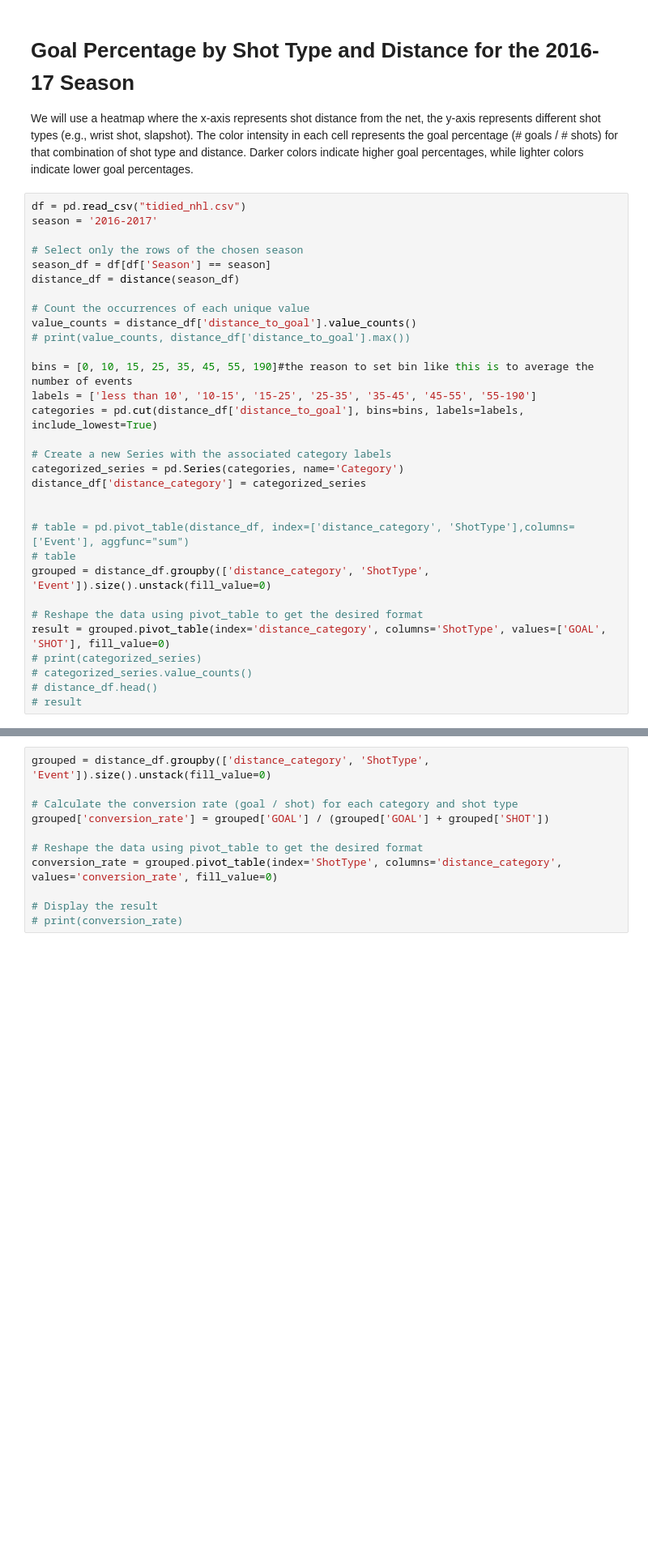
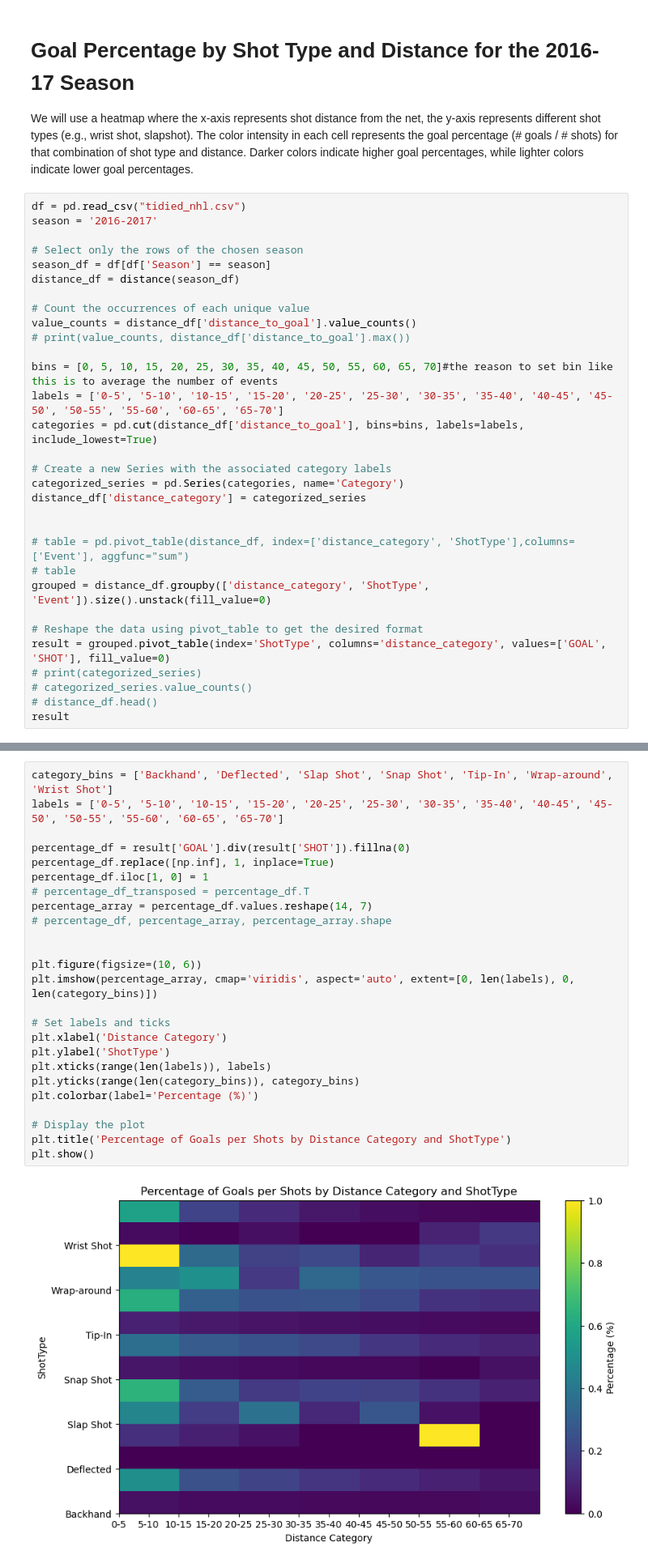
Before and after one commit to miloshdevic/NHL_analytics, a Jupyter notebook: simple_visualizations.ipynb, the cells around one changed output, grey strips where cells are left out. Shown: that part at 81% size. Drawn from its saved outputs; the diff is of its cells as text; blank space fills up the shorter version.

Commit message:
modified the heatmap part3 simple visualization

```diff
--- a/simple_visualizations.ipynb
+++ b/simple_visualizations.ipynb
@@ -157,8 +157,8 @@ distance_df = distance(season_df)
 value_counts = distance_df['distance_to_goal'].value_counts()
 # print(value_counts, distance_df['distance_to_goal'].max())
 
-bins = [0, 10, 15, 25, 35, 45, 55, 190]#the reason to set bin like this is to average the number of events
-labels = ['less than 10', '10-15', '15-25', '25-35', '35-45', '45-55', '55-190']
+bins = [0, 5, 10, 15, 20, 25, 30, 35, 40, 45, 50, 55, 60, 65, 70]#the reason to set bin like this is to average the number of events
+labels = ['0-5', '5-10', '10-15', '15-20', '20-25', '25-30', '30-35', '35-40', '40-45', '45-50', '50-55', '55-60', '60-65', '65-70']
 categories = pd.cut(distance_df['distance_to_goal'], bins=bins, labels=labels, include_lowest=True)
 
 # Create a new Series with the associated category labels
@@ -171,11 +171,11 @@ distance_df['distance_category'] = categorized_series
 grouped = distance_df.groupby(['distance_category', 'ShotType', 'Event']).size().unstack(fill_value=0)
 
 # Reshape the data using pivot_table to get the desired format
-result = grouped.pivot_table(index='distance_category', columns='ShotType', values=['GOAL', 'SHOT'], fill_value=0)
+result = grouped.pivot_table(index='ShotType', columns='distance_category', values=['GOAL', 'SHOT'], fill_value=0)
 # print(categorized_series)
 # categorized_series.value_counts()
 # distance_df.head()
-# result
+result
 # %% [output]
 A value is trying to be set on a copy of a slice from a DataFrame.
 Try using .loc[row_indexer,col_indexer] = value instead
@@ -190,11 +232,27 @@ See the caveats in the documentation: https://pandas.pydata.org/pandas-docs/stab
 # %%
-grouped = distance_df.groupby(['distance_category', 'ShotType', 'Event']).size().unstack(fill_value=0)
+category_bins = ['Backhand', 'Deflected', 'Slap Shot', 'Snap Shot', 'Tip-In', 'Wrap-around', 'Wrist Shot']
+labels = ['0-5', '5-10', '10-15', '15-20', '20-25', '25-30', '30-35', '35-40', '40-45', '45-50', '50-55', '55-60', '60-65', '65-70']
 
-# Calculate the conversion rate (goal / shot) for each category and shot type
-grouped['conversion_rate'] = grouped['GOAL'] / (grouped['GOAL'] + grouped['SHOT'])
+percentage_df = result['GOAL'].div(result['SHOT']).fillna(0)
+percentage_df.replace([np.inf], 1, inplace=True)
+percentage_df.iloc[1, 0] = 1
+# percentage_df_transposed = percentage_df.T
+percentage_array = percentage_df.values.reshape(14, 7)
+# percentage_df, percentage_array, percentage_array.shape
 
-# Reshape the data using pivot_table to get the desired format
-conversion_rate = grouped.pivot_table(index='ShotType', columns='distance_category', values='conversion_rate', fill_value=0)
 
-# Display the result
-# print(conversion_rate)
+plt.figure(figsize=(10, 6))
+plt.imshow(percentage_array, cmap='viridis', aspect='auto', extent=[0, len(labels), 0, len(category_bins)])
+
+# Set labels and ticks
+plt.xlabel('Distance Category')
+plt.ylabel('ShotType')
+plt.xticks(range(len(labels)), labels)
+plt.yticks(range(len(category_bins)), category_bins)
+plt.colorbar(label='Percentage (%)')
+
+# Display the plot
+plt.title('Percentage of Goals per Shots by Distance Category and ShotType')
+plt.show()
+# %% [output]
+[figure, added]
```
Also changed, not shown: parts of 5 cells of this notebook.
